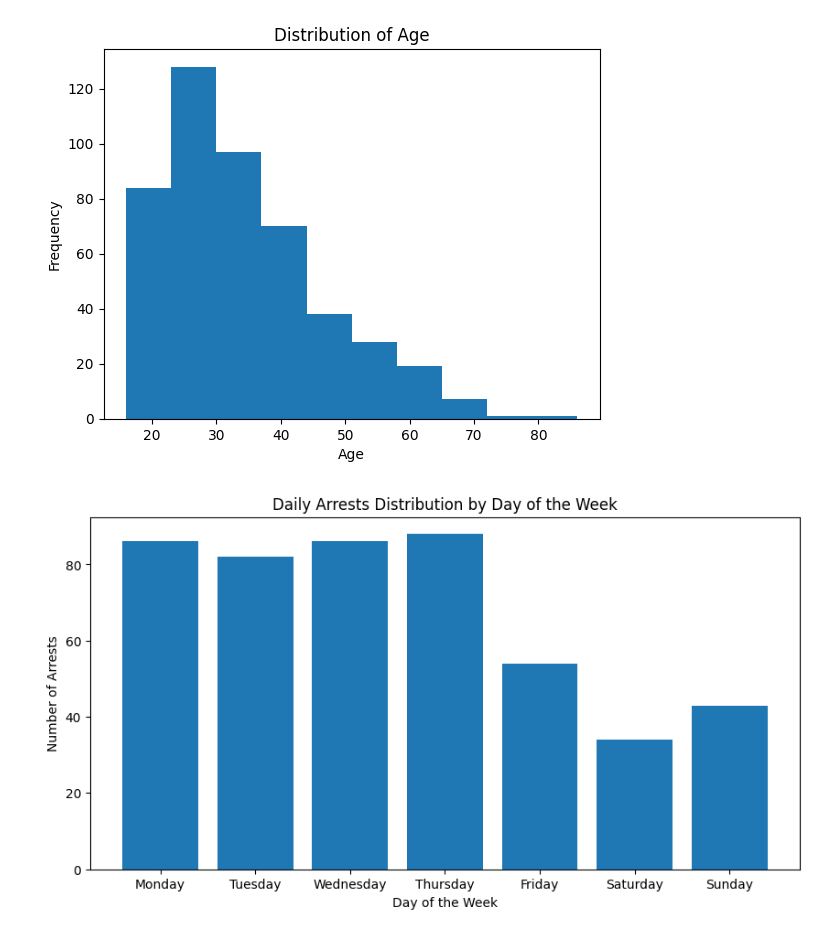
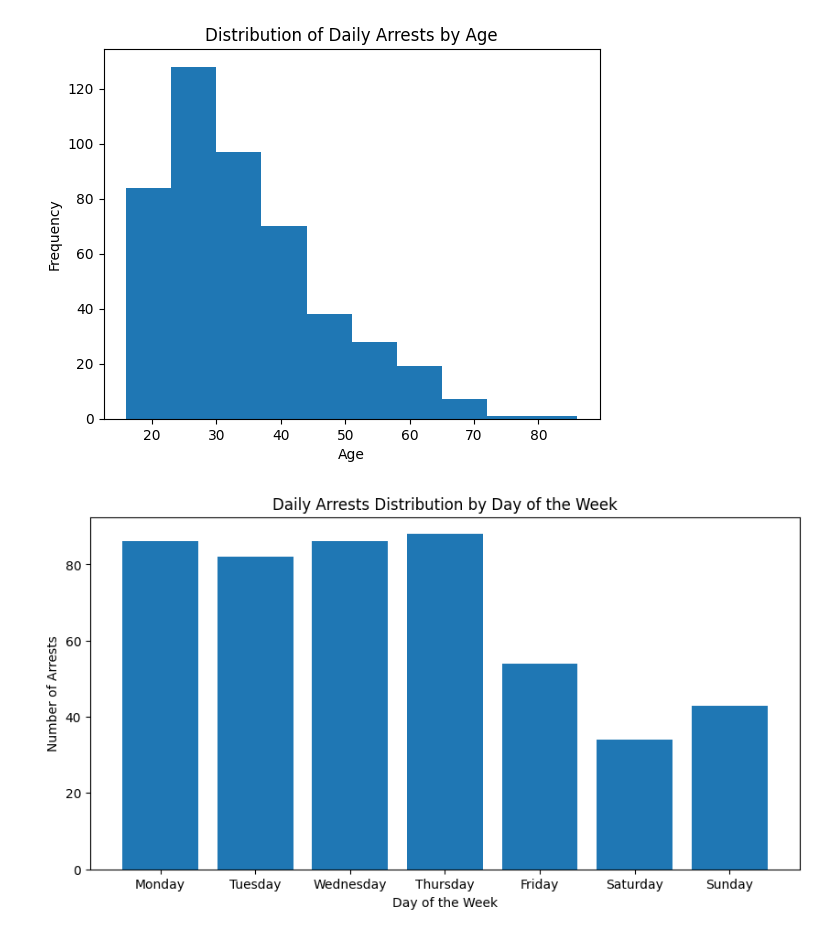
Before and after one commit to adinsa1/DATA205-PROJECT, a Jupyter notebook: AssefaData205Project.ipynb, the cells around one changed output. Cells and saved outputs as stored; diff of their text form; code cells hidden in the pictures.

```diff
--- a/AssefaData205Project.ipynb
+++ b/AssefaData205Project.ipynb
@@ -44,11 +80,12 @@ memory usage: 33.4+ KB
 # %%
+# Daily Arrests by Age
 plt.hist(df['AGE'])
 plt.xlabel('Age')
 plt.ylabel('Frequency')
-plt.title('Distribution of Age')
+plt.title('Distribution of Daily Arrests by Age')
 plt.show()
 # %% [output]
-[figure, old version]
+[figure, new version]
 # %%
 
 # Convert 'ARREST_DATE' to datetime objects if it's not already
```
Also changed, not shown: parts of 7 cells of this notebook.
